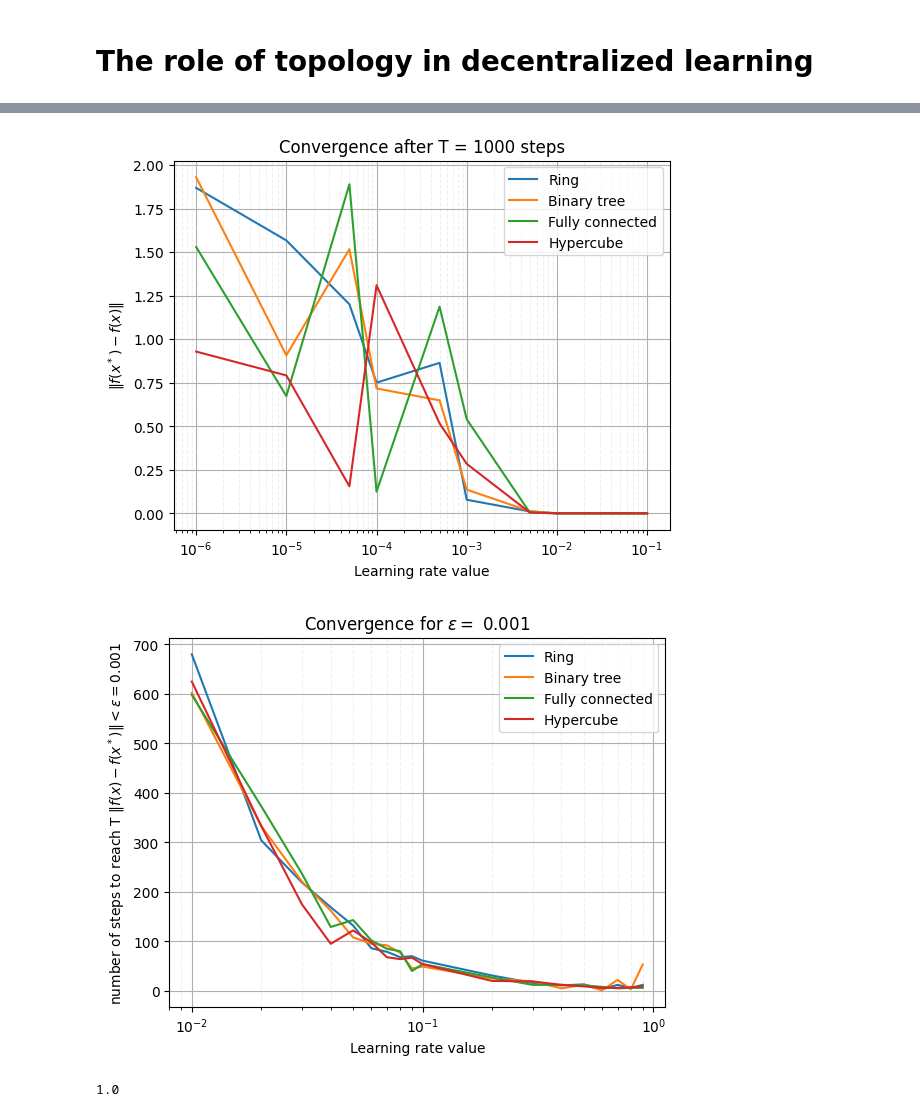
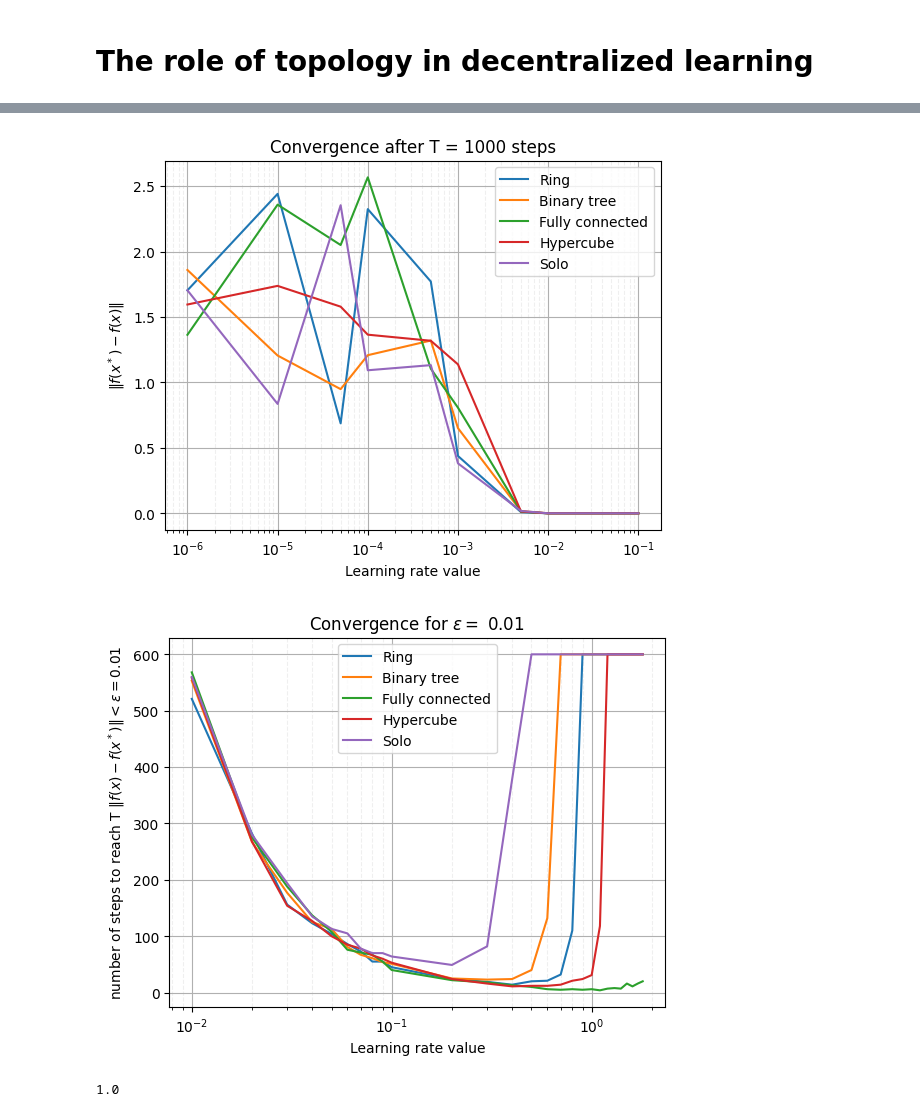
Before and after one commit to hduprieu/changing_topology, a Jupyter notebook: EA.ipynb, the cells around one changed output, grey strips where cells are left out. Cells and saved outputs as stored; diff of their text form; code cells hidden in the pictures.

Commit message:
Correcting few bugs about the norm

```diff
--- a/EA.ipynb
+++ b/EA.ipynb
@@ -415,7 +415,7 @@ def DSGD_toypbm(lr, d, n, T, topologies, show):
                 v = rd.normal(0,1, size = (d,1))
                 X[i,:] = X[i,:] - lr * v.dot(v.T).dot(X[i,:])
             X = W.dot(X)
-            norms.append(np.linalg.norm(np.mean(X, axis = 0), ord = 2))
+            norms.append(np.mean(np.linalg.norm(X, axis = 1, ord = 2)))
         if show :
             ax.plot(np.arange(0, T), norms, label = topology)
             ax.legend()
@@ -425,7 +425,7 @@ def DSGD_toypbm(lr, d, n, T, topologies, show):
     else:
         return final_results
 # %%
-d = 2
+d = 4
 n = 32
 T = 100
 
@@ -434,6 +434,7 @@ topologies = [
         "Binary tree",
         "Fully connected",
         "Hypercube",
+        "Solo"
     ]
 
 DSGD_toypbm(0.4, d, n, T, topologies, True)
@@ -460,7 +461,7 @@ def learning_rate_dependency(d, n, T, topologies):
     plt.show()
 learning_rate_dependency(d, n, 1000, topologies)
 # %% [output]
-[figure, old version]
+[figure, new version]
 # %%
 def DSGD_toypbm_epsilon(lr, d, n, topology, T_max, epsilon):
     """
@@ -480,16 +481,16 @@ def DSGD_toypbm_epsilon(lr, d, n, topology, T_max, epsilon):
     W = Matrix.w(scheme_for_string(topology, num_workers=n)).numpy()
     x0 = rd.normal(0,1, size = (d))
     X = np.block([[x0]]*n)
-    mean = np.mean(X)
+    norm = np.mean(np.linalg.norm(X, axis = 1, ord = 2))
     T = 0
-    while (np.abs(mean) > epsilon and T < T_max):
+    while (np.abs(norm) > epsilon and T < T_max):
         T += 1
         for i in range(n):
             v = rd.normal(0,1, size = (d,1))
             X[i,:] = X[i,:] - lr * v.dot(v.T).dot(X[i,:])
         X = W.dot(X)
-        mean = np.mean(X)
-    return T, np.abs(mean)
+        norm = np.mean(np.linalg.norm(X, axis = 1, ord = 2))
+    return T, norm
 
 def list_learning_rates():
     '''
@@ -499,40 +500,42 @@ def list_learning_rates():
     for k in range(-2, 0):
         for j in range(1, 10):
             li.append(j*10**k)
+    for k in range(9):
+        li.append(1. + k/10)
     return li
 
 
 
 def learning_rate_dependency_number_of_steps(d, n, topologies, T_max, epsilon):
 
     '''
     Plotting the number of steps needed depending on the value of the learning rate and the topology to reach an error of the loss function < epsilon
 
     ----------
     d: dimension
     n: number of agents
     topologies: the gossip matrix
     T_max: max number of time steps
     epsilon: the convergence value
     '''
     learning_rates = list_learning_rates()
     matrix_T = np.zeros((len(learning_rates), len(topologies)))
     fig, ax = plt.subplots()
     for topology, j in zip(topologies, range(len(topologies))):
         for lr, k in zip(learning_rates, range(len(learning_rates))):
             matrix_T[k,j] = DSGD_toypbm_epsilon(lr, d, n, topology, T_max, epsilon)[0]
         ax.plot(learning_rates, matrix_T[:,j], label = topology)
         ax.set_xscale('log')
         ax.legend()
     ax.set_ylabel(f'number of steps to reach T $\| f(x) - f(x^*)\| < \epsilon = ${epsilon}')
     ax.set_xlabel('Learning rate value')
     ax.set_title(f'Convergence for $\epsilon =$ {epsilon}')
     ax.grid(which='both')
     ax.grid(which='minor', alpha=0.2, linestyle='--')
     plt.show()
-learning_rate_dependency_number_of_steps(d, n, topologies, 10000, 0.001)
+learning_rate_dependency_number_of_steps(d, n, topologies, 600, 0.01)
 # %% [output]
-[figure, old version]
+[figure, new version]
 # %%
 def nW(gamma, W):
     """
```
Also changed, not shown: parts of 1 cell of this notebook.
